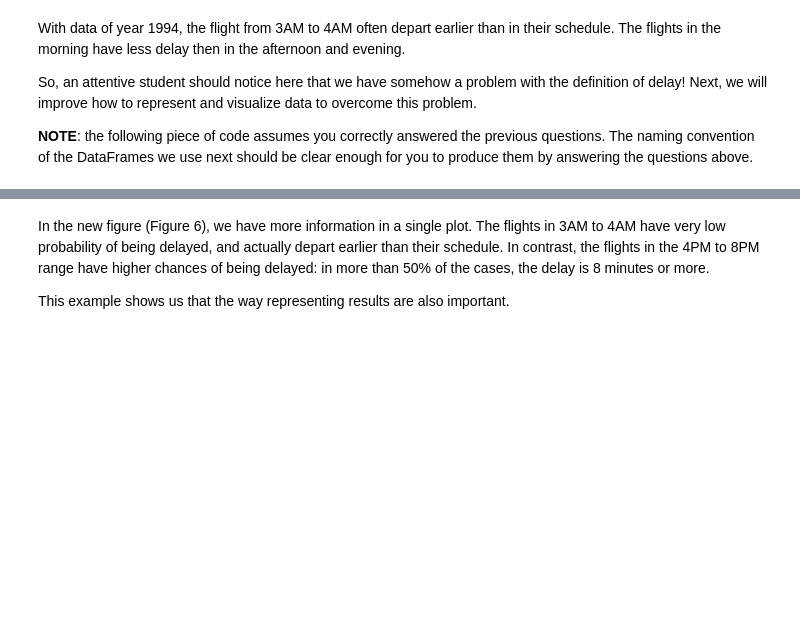
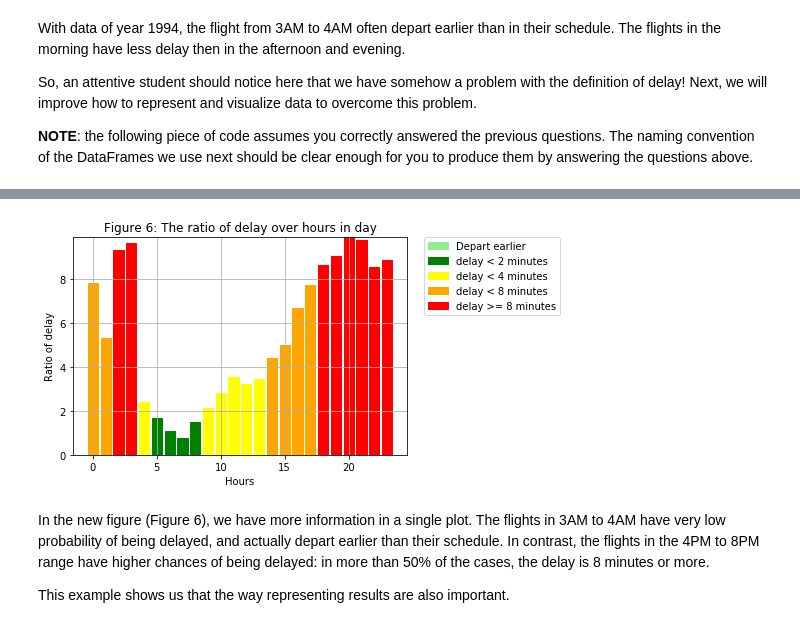
Before and after one commit to spapicchio/Distributed-System-And-Cloud-Computing, a Jupyter notebook: Labs/SPARSQL.ipynb, the cells around one changed output, grey strips where cells are left out. Cells and saved outputs as stored; diff of their text form; code cells hidden in the pictures; blank space fills up the shorter version.

```diff
--- a/Labs/SPARSQL.ipynb
+++ b/Labs/SPARSQL.ipynb
@@ -1096,3 +1119,12 @@ With data of year 1994, the flight from 3AM to 4AM often depart earlier than in
 So, an attentive student should notice here that we have somehow a problem with the definition of delay! Next, we will improve how to represent and visualize data to overcome this problem.
 
 **NOTE**: the following piece of code assumes you correctly answered the previous questions. The naming convention of the DataFrames we use next should be clear enough for you to produce them by answering the questions above.
+# %%
+mean_delay_per_hour = (
+                        df.selectExpr('int(casting_hours(scheduled_arrival_time)) as hours', 'arrival_delay')
+                          .groupby('hours').mean('arrival_delay')
+                          .withColumnRenamed('avg(arrival_delay)', "mean_delay")
+                          .orderBy('hours')
+)
+
+mean_delay_per_hour.show()
@@ -1099,32 +1149,37 @@ So, an attentive student should notice here that we have somehow a problem with
 # %%
-#pdf2 = pd.DataFrame(data=mean_delay_per_hour.collect())
+pdf_mean_delay_per_hour = pd.DataFrame(data=mean_delay_per_hour.collect())
+
 plt.xlabel("Hours")
 plt.ylabel("Ratio of delay")
-plt.title('Figure 6: The radio of delay over hours in day')
+plt.title('Figure 6: The ratio of delay over hours in day')
 plt.grid(True,which="both",ls="-")
-bars = plt.bar(pdf_delay_ratio_per_hour[0], pdf_delay_ratio_per_hour[1], align='center', edgecolor = "black")
+
+bars = plt.bar(pdf_mean_delay_per_hour[0], pdf_mean_delay_per_hour[1], align='center', edgecolor = "black")
+
 for i in range(0, len(bars)):
     color = 'red'
     if pdf_mean_delay_per_hour[1][i] < 0:
         color = 'lightgreen'
     elif pdf_mean_delay_per_hour[1][i] < 2:
         color = 'green'
     elif pdf_mean_delay_per_hour[1][i] < 4:
         color = 'yellow'
     elif pdf_mean_delay_per_hour[1][i] < 8:
         color = 'orange'
 
     bars[i].set_color(color)
 
 patch1 = mpatches.Patch(color='lightgreen', label='Depart earlier')
 patch2 = mpatches.Patch(color='green', label='delay < 2 minutes')
 patch3 = mpatches.Patch(color='yellow', label='delay < 4 minutes')
 patch4 = mpatches.Patch(color='orange', label='delay < 8 minutes')
 patch5 = mpatches.Patch(color='red', label='delay >= 8 minutes')
 
 plt.legend(handles=[patch1, patch2, patch3, patch4, patch5], bbox_to_anchor=(1.05, 1), loc=2, borderaxespad=0.)
 plt.margins(0.05, 0)
 plt.show()
+# %% [output]
+[figure, added]
 # %% [markdown]
 In the new figure (Figure 6), we have more information in a single plot. The flights in 3AM to 4AM have very low probability of being delayed, and actually depart earlier than their schedule. In contrast, the flights in the 4PM to 8PM range have higher chances of being delayed: in more than 50% of the cases, the delay is 8 minutes or more.
 
```
Also changed, not shown: parts of 23 cells of this notebook.
